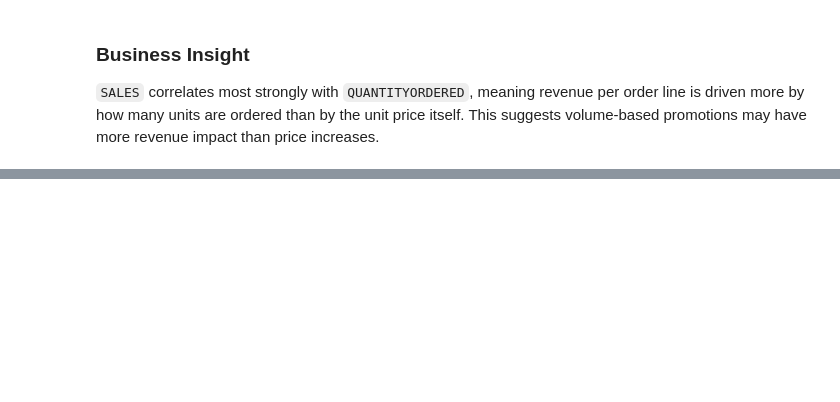
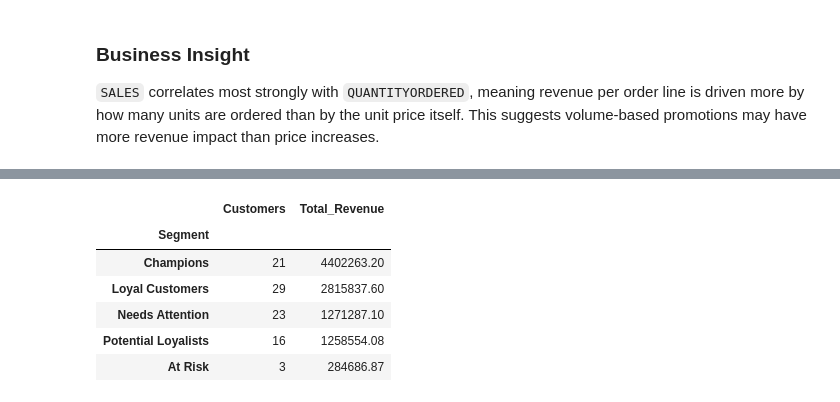
Before and after one commit to MasoudKamali7/sales-analysis, a Jupyter notebook: notebooks/sales_analysis.ipynb, the cells around one changed output, grey strips where cells are left out. Drawn from its saved outputs; the diff is of its cells as text; code cells hidden in the pictures; blank space fills up the shorter version.

```diff
--- a/notebooks/sales_analysis.ipynb
+++ b/notebooks/sales_analysis.ipynb
@@ -278,0 +527,15 @@ plt.show()
+# %%
+segment_summary = (
+    rfm.groupby("Segment")
+       .agg(Customers=("Monetary", "count"), Total_Revenue=("Monetary", "sum"))
+       .sort_values("Total_Revenue", ascending=False)
+)
+segment_summary
+# %% [output]
+|  | Customers | Total_Revenue |
+| Segment |  |  |
+| Champions | 21 | 4402263.20 |
+| Loyal Customers | 29 | 2815837.60 |
+| Needs Attention | 23 | 1271287.10 |
+| Potential Loyalists | 16 | 1258554.08 |
+| At Risk | 3 | 284686.87 |
```
Also changed, not shown: parts of 32 cells of this notebook, 11 other files.
